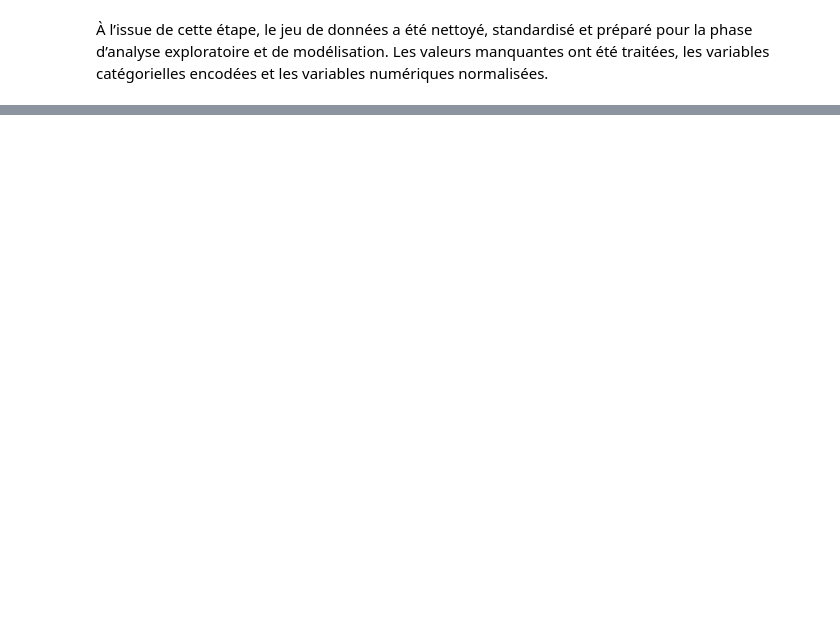
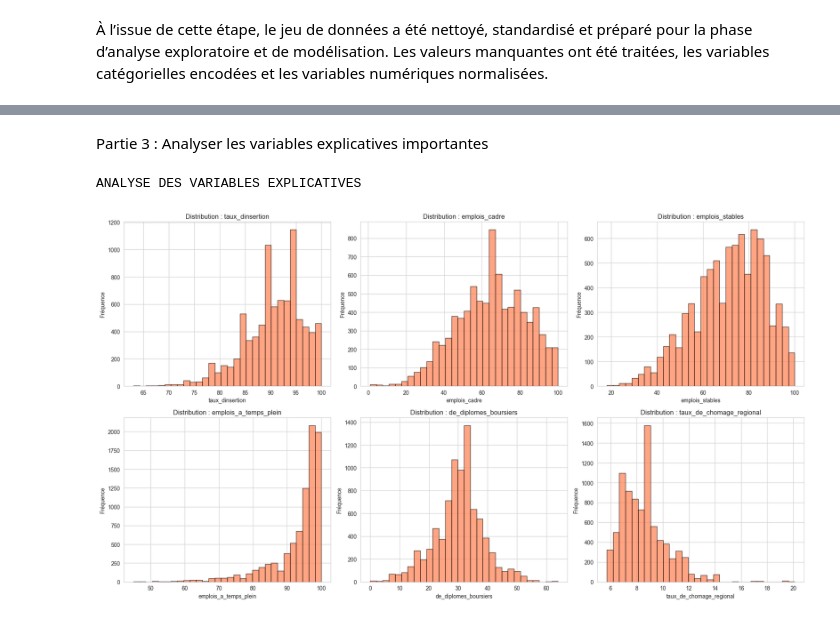
Before and after one commit to Sihtta/AAS, a Jupyter notebook: notebooks/01_analyse_master.ipynb, the cells around one changed output, grey strips where cells are left out. Drawn from its saved outputs; the diff is of its cells as text; code cells hidden in the pictures; blank space fills up the shorter version.

```diff
--- a/notebooks/01_analyse_master.ipynb
+++ b/notebooks/01_analyse_master.ipynb
@@ -192,0 +295,30 @@ femmes                                        -6.395221e-17  1.000059
+# %% [markdown]
+Partie 3 : Analyser les variables explicatives importantes
+# %%
+print("ANALYSE DES VARIABLES EXPLICATIVES")
+
+# Sélectionner les variables numériques importantes
+key_vars = [
+    'taux_dinsertion',
+    'emplois_cadre',
+    'emplois_stables',
+    'emplois_a_temps_plein',
+    'de_diplomes_boursiers',
+    'taux_de_chomage_regional'
+]
+
+# Créer des sous-graphiques
+fig, axes = plt.subplots(2, 3, figsize=(18, 10))
+axes = axes.ravel()
+
+for i, var in enumerate(key_vars):
+    axes[i].hist(df[var].dropna(), bins=30, color='coral', edgecolor='black', alpha=0.7)
+    axes[i].set_title(f'Distribution : {var}', fontsize=12)
+    axes[i].set_xlabel(var)
+    axes[i].set_ylabel('Fréquence')
+
+plt.tight_layout()
+plt.show()
+# %% [output]
+ANALYSE DES VARIABLES EXPLICATIVES
+[figure, added]
```
Also changed, not shown: parts of 15 cells of this notebook.
